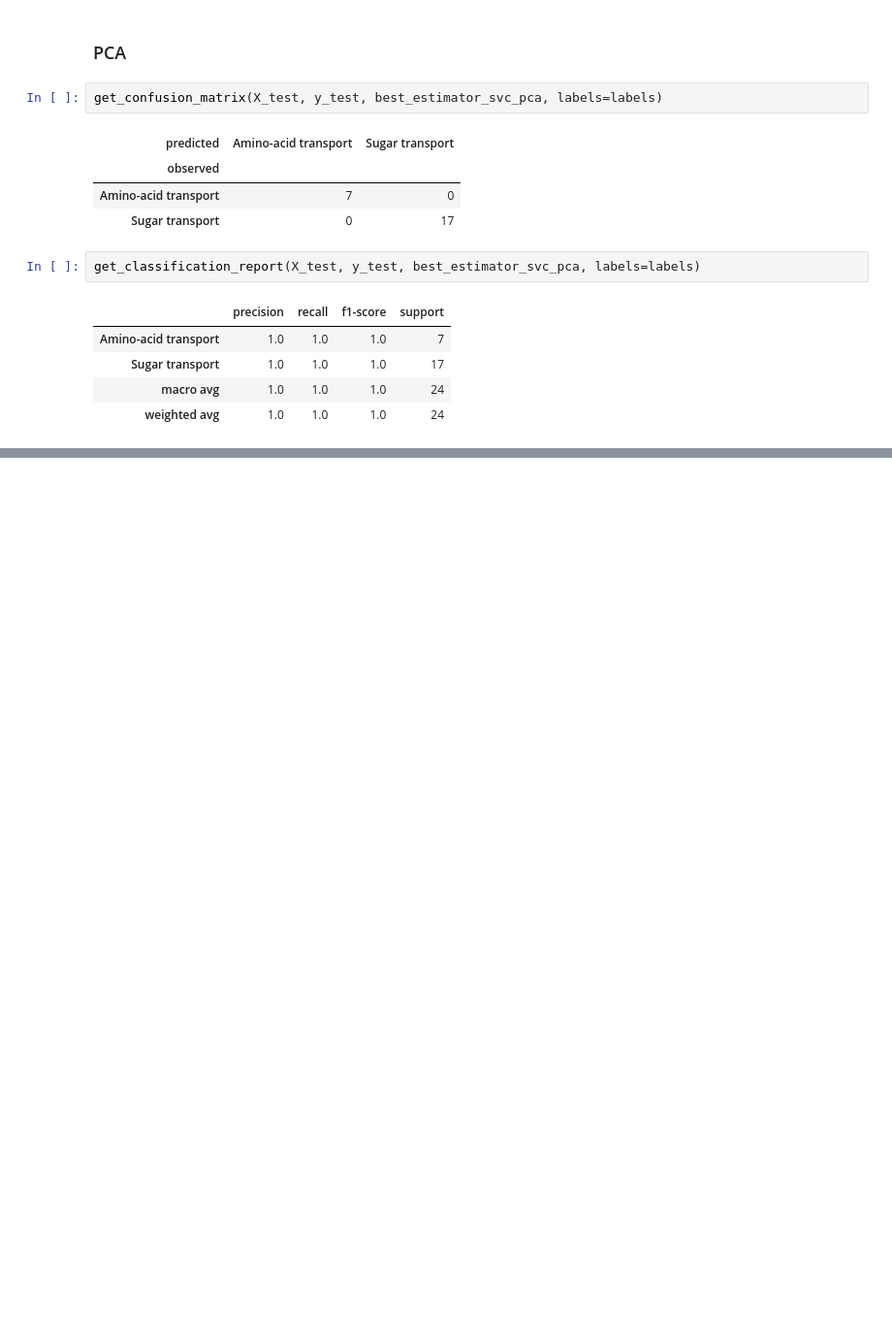
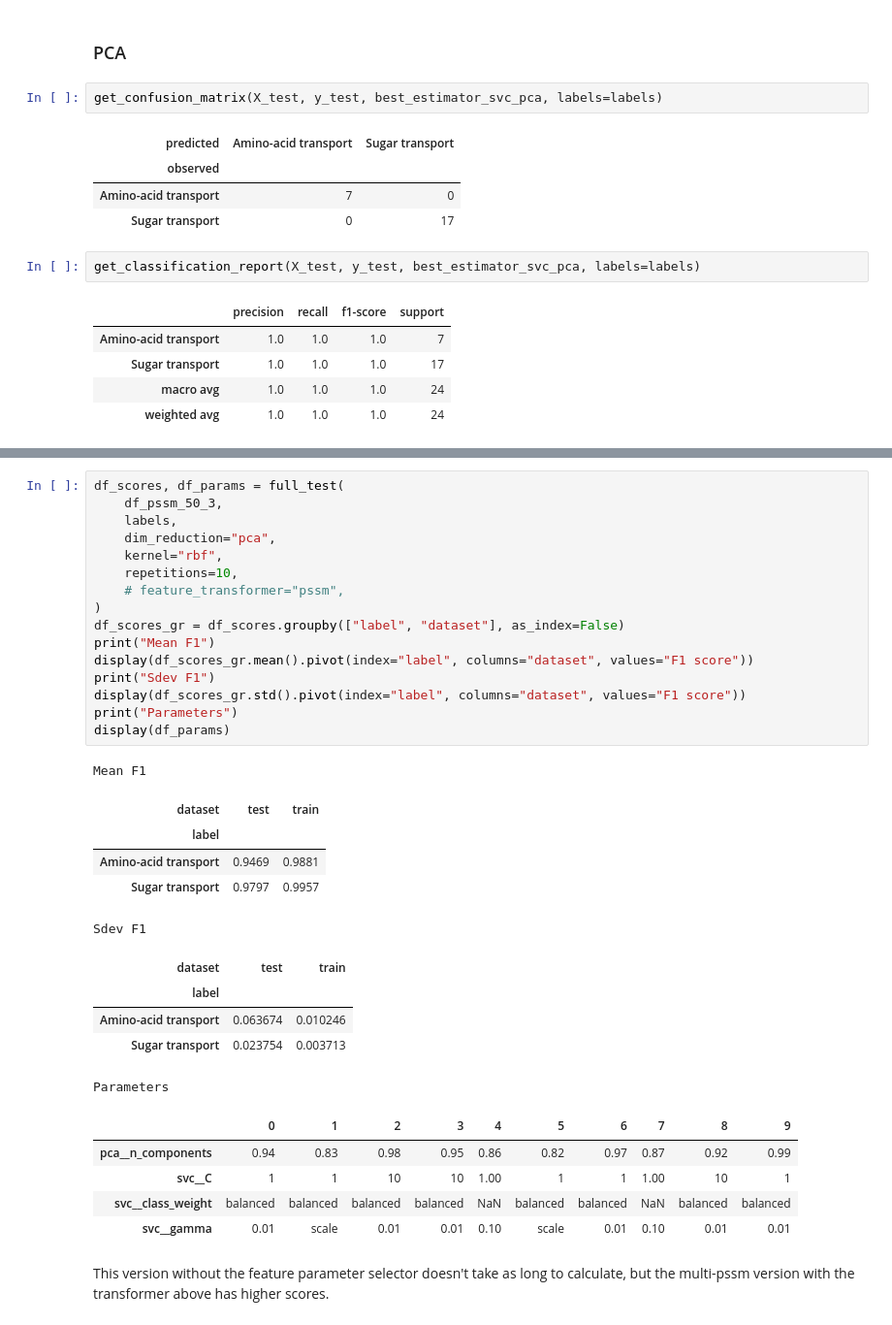
Before and after one commit to adenger/subpred3, a Jupyter notebook: notebooks/athaliana_05_evaluation_pssm.ipynb, the cells around one changed output, grey strips where cells are left out. Shown: that part at 97% size. Drawn from its saved outputs; the diff is of its cells as text; blank space fills up the shorter version.

```diff
--- a/notebooks/athaliana_05_evaluation_pssm.ipynb
+++ b/notebooks/athaliana_05_evaluation_pssm.ipynb
@@ -325,0 +426,35 @@ df_params
+# %%
+df_scores, df_params = full_test(
+    df_pssm_50_3,
+    labels,
+    dim_reduction="pca",
+    kernel="rbf",
+    repetitions=10,
+    # feature_transformer="pssm",
+)
+df_scores_gr = df_scores.groupby(["label", "dataset"], as_index=False)
+print("Mean F1")
+display(df_scores_gr.mean().pivot(index="label", columns="dataset", values="F1 score"))
+print("Sdev F1")
+display(df_scores_gr.std().pivot(index="label", columns="dataset", values="F1 score"))
+print("Parameters")
+display(df_params)
+# %% [output]
+Mean F1
+| dataset | test | train |
+| label |  |  |
+| Amino-acid transport | 0.9469 | 0.9881 |
+| Sugar transport | 0.9797 | 0.9957 |
+Sdev F1
+| dataset | test | train |
+| label |  |  |
+| Amino-acid transport | 0.063674 | 0.010246 |
+| Sugar transport | 0.023754 | 0.003713 |
+Parameters
+|  | 0 | 1 | 2 | 3 | 4 | 5 | 6 | 7 | 8 | 9 |
+| pca__n_components | 0.94 | 0.83 | 0.98 | 0.95 | 0.86 | 0.82 | 0.97 | 0.87 | 0.92 | 0.99 |
+| svc__C | 1 | 1 | 10 | 10 | 1.00 | 1 | 1 | 1.00 | 10 | 1 |
+| svc__class_weight | balanced | balanced | balanced | balanced | NaN | balanced | balanced | NaN | balanced | balanced |
+| svc__gamma | 0.01 | scale | 0.01 | 0.01 | 0.10 | scale | 0.01 | 0.10 | 0.01 | 0.01 |
+# %% [markdown]
+This version without the feature parameter selector doesn't take as long to calculate, but the multi-pssm version with the transformer above has higher scores.
```
Also changed, not shown: parts of 39 cells of this notebook.
